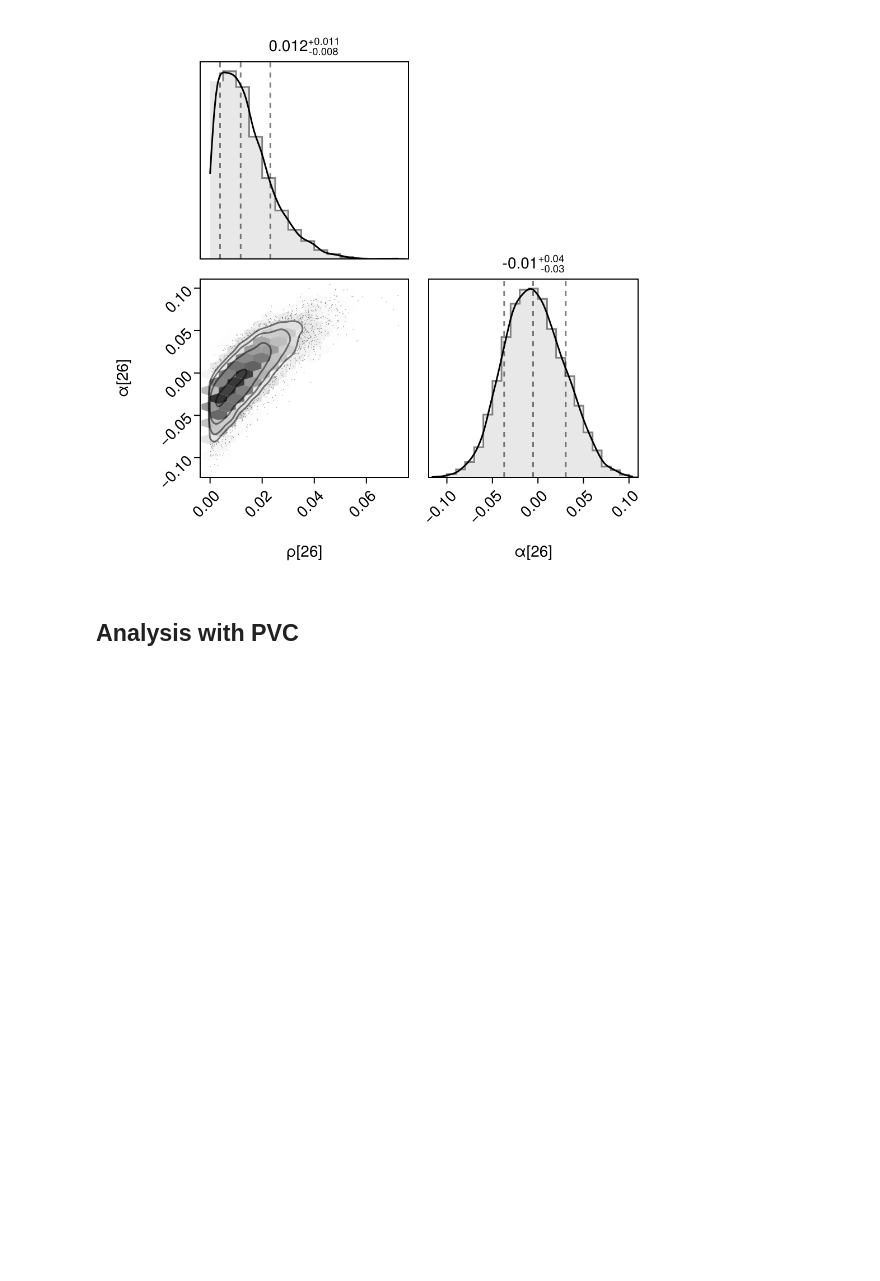
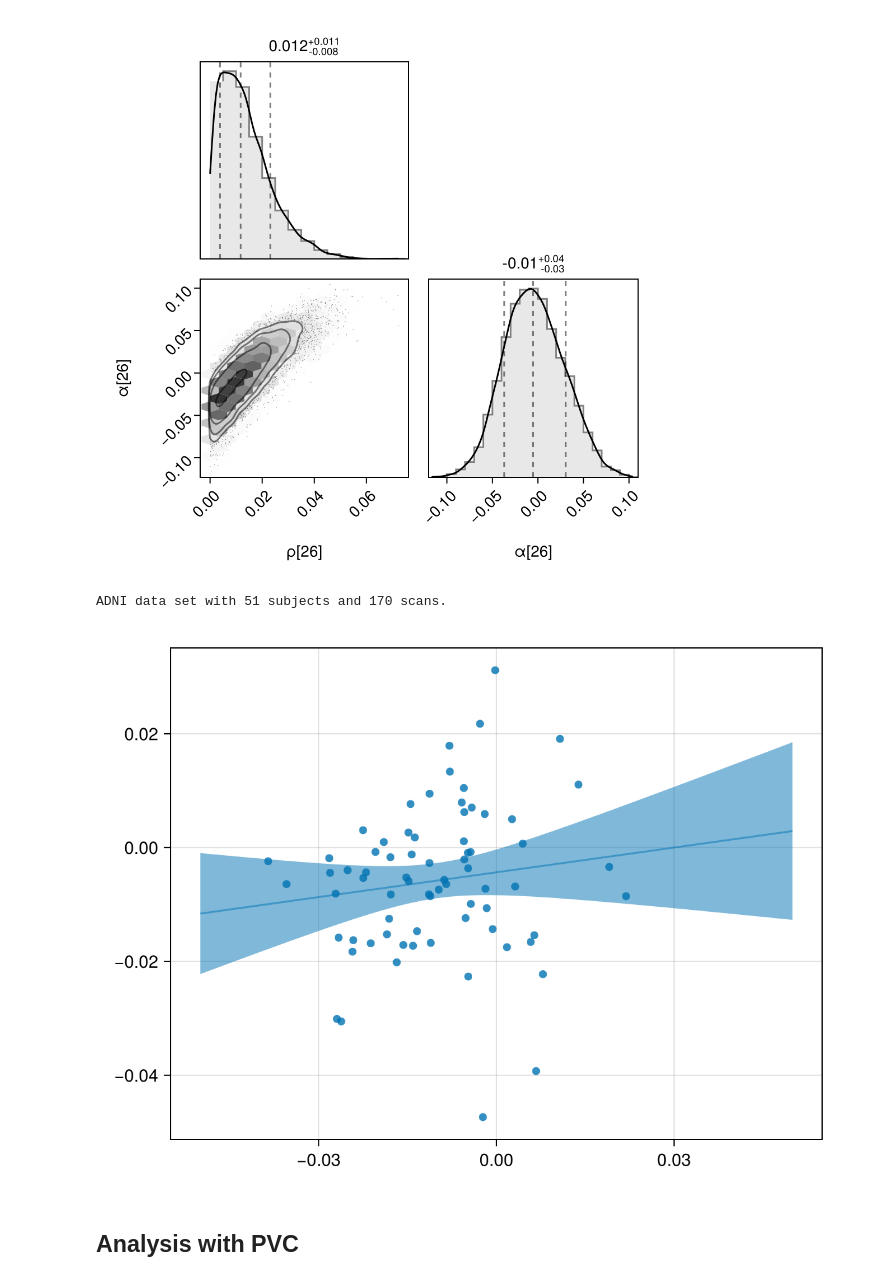
Before and after one commit to PavanChaggar/local-fkpp, a Jupyter notebook: adni/inference/analysis/notebooks/pvc_analysis.ipynb, the cells around one changed output. Drawn from its saved outputs; the diff is of its cells as text; code cells hidden in the pictures; blank space fills up the shorter version.

Commit message:
adding ucsf data

```diff
--- a/adni/inference/analysis/notebooks/pvc_analysis.ipynb
+++ b/adni/inference/analysis/notebooks/pvc_analysis.ipynb
@@ -272,3 +267,17 @@ end
 f
 # %% [output]
 [figure]
+# %%
+
+subsuvr = calc_suvr.(abneg_data)
+_subdata = [normalise(sd, u0, cc) for sd in subsuvr]
+blsd = [sd .- u0 for sd in _subdata]
+nonzerosubs = findall(x -> sum(x) < 2, [sum(sd, dims=1) .== 0 for sd in blsd])
+_d = abneg_data[nonzerosubs]
+
+_atr_df =  CSV.read(projectdir("adni/data/ucsf-FS-smri.csv"), DataFrame)
+atr_df = filter(x -> x.RID ∈ get_id.(_d), _atr_df);
+d_idx = findall(x -> x.ID ∈ unique(atr_df.RID), _d)
+d = _d[d_idx]
+# %% [output]
+ADNI data set with 51 subjects and 170 scans.
@@ -274,0 +287,9 @@ f
+# %%
+atr = Vector{Matrix{Float64}}()
+icv = Vector{Vector{Float64}}()
+for sub in d
+    sub_atr_df = filter(x -> x.RID == sub.ID, atr_df)
+    t_idx = [argmin(abs.(sub_atr_df.EXAMDATE .- dt)) for dt in sub.scan_dates]
+    push!(atr, sub_atr_df[t_idx, prefix .* dktnames] |> dropmissing |> Array |> transpose |> Array)
+    push!(icv, sub_atr_df[t_idx, "CorticalVolume_icv"])
+end
@@ -275,3 +298,26 @@ f
+# %%
+_icv_atr = [a ./ i[1]' for (a, i) in zip(atr, icv)]
+icv_atr = [ic ./ ic[:,1] for ic in _icv_atr]
+suvr = calc_suvr.(d)
+
+scatter(vec(mean(reduce(hcat, get_diff.(icv_atr)), dims=2)), vec(mean(reduce(hcat, get_diff.(suvr)), dims=2)))
+
+
+df = DataFrame(d = vec(mean(reduce(hcat, get_diff.(suvr)), dims=2)), v = vec(mean(reduce(hcat, get_diff.(icv_atr)), dims=2)))
+
+ols = lm(@formula(v ~ d), df)
+pred = predict(ols, df)
+
+tdf = DataFrame(d = -0.05:0.001:0.05)
+pred = predict(ols, tdf, interval = :confidence, level = 0.95) |> dropmissing
+
+# f = scatter(vec(mean(reduce(hcat, get_diff.(subdata)), dims=2)), vec(mean(reduce(hcat, get_diff.(vols)), dims=2)), color=(cols[3], 0.8),)
+f = scatter(df.d, df.v, color=(cols[1], 0.8),)
+lines!(tdf.d, pred.prediction, color=(cols[1], 0.5))
+band!(tdf.d, pred.lower, pred.upper, color=(cols[1], 0.5))
+f
+# %% [output]
+[figure, added]
 # %% [markdown]
 ## Analysis with PVC
 # %%
```
Also changed, not shown: parts of 3 cells of this notebook, 1 other file.
